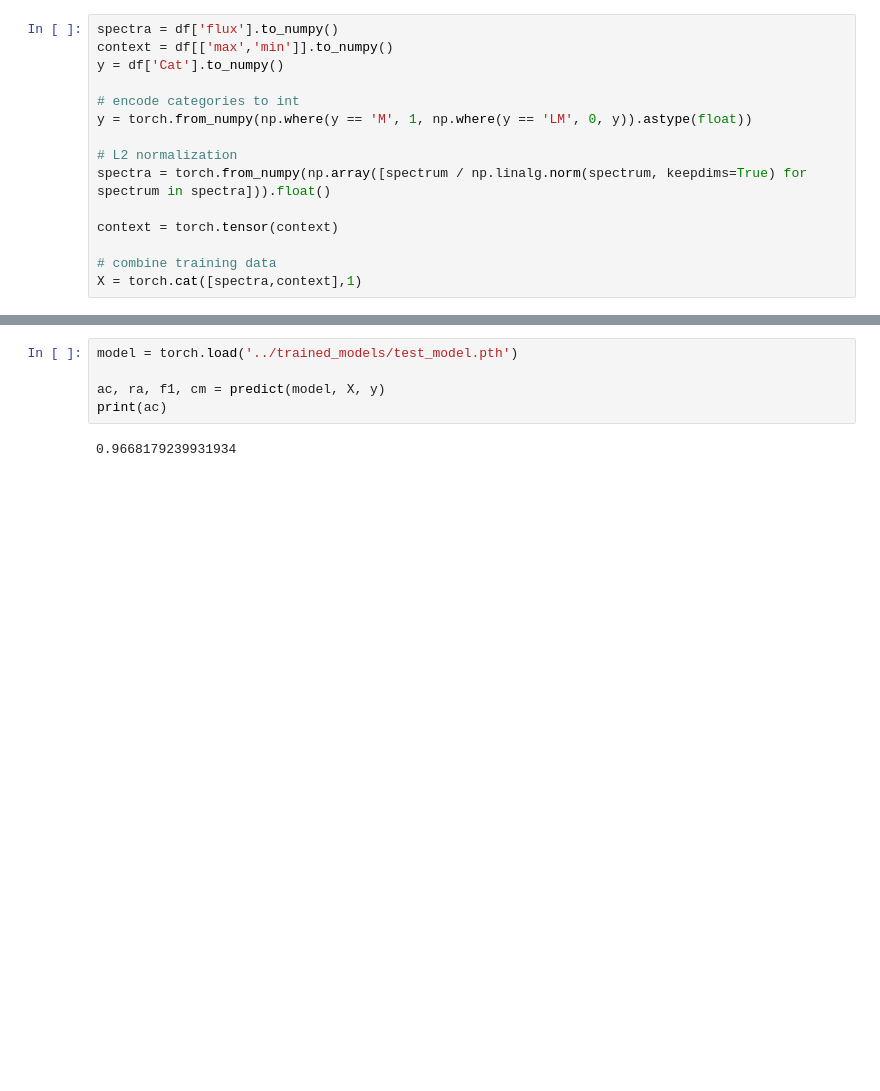
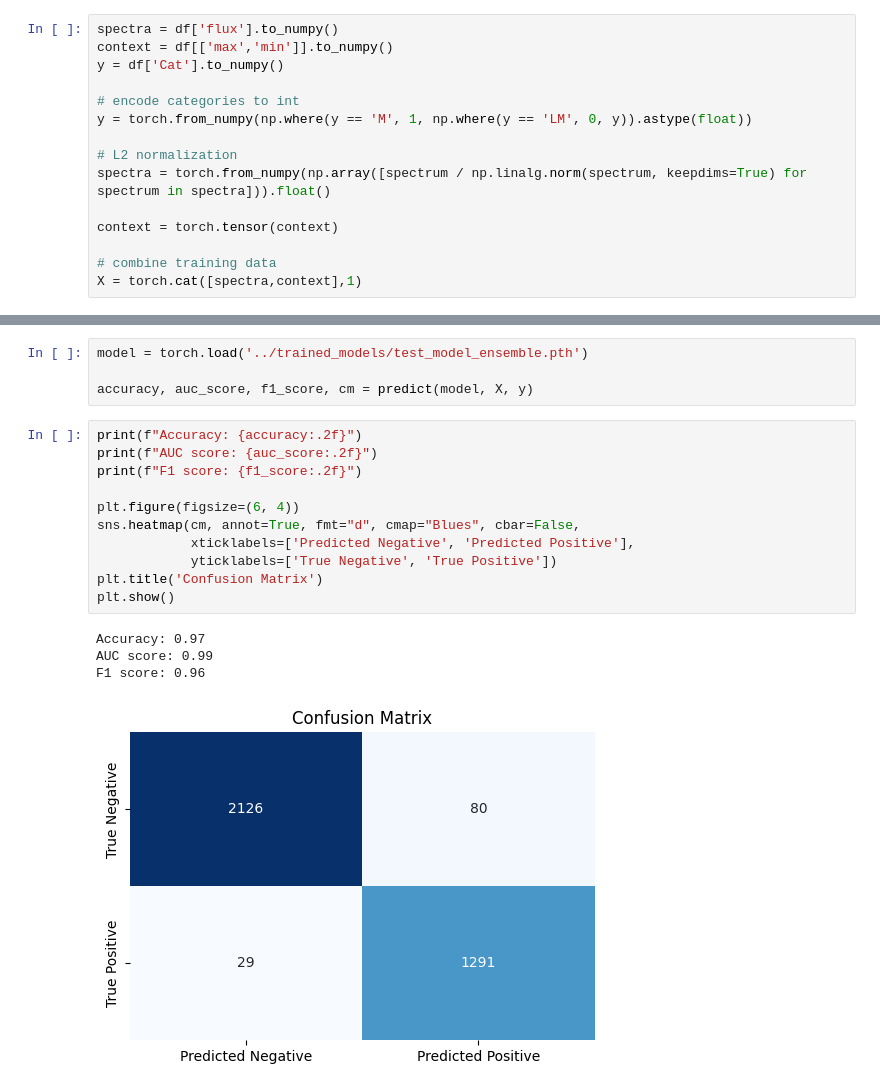
Before and after one commit to bananya-ml/research, a Jupyter notebook: notebooks/deep networks/predict.ipynb, the cells around one changed output, grey strips where cells are left out. Saved outputs shown, nothing was run; the diff lists cells and outputs as text; blank space fills up the shorter version.

```diff
--- a/notebooks/deep networks/predict.ipynb
+++ b/notebooks/deep networks/predict.ipynb
@@ -171,7 +171,20 @@ def predict(model, X, y, verbose=True):
 # %%
-model = torch.load('../trained_models/test_model.pth')
+model = torch.load('../trained_models/test_model_ensemble.pth')
 
-ac, ra, f1, cm = predict(model, X, y)
-print(ac)
+accuracy, auc_score, f1_score, cm = predict(model, X, y)
-# %% [output]
-0.9668179239931934
+# %%
+print(f"Accuracy: {accuracy:.2f}")
+print(f"AUC score: {auc_score:.2f}")
+print(f"F1 score: {f1_score:.2f}")
+
+plt.figure(figsize=(6, 4))
+sns.heatmap(cm, annot=True, fmt="d", cmap="Blues", cbar=False,
+            xticklabels=['Predicted Negative', 'Predicted Positive'],
+            yticklabels=['True Negative', 'True Positive'])
+plt.title('Confusion Matrix')
+plt.show()
+# %% [output]
+Accuracy: 0.97
+AUC score: 0.99
+F1 score: 0.96
+[figure, added]
```
Also changed, not shown: parts of 3 cells of this notebook, 10 other files.
